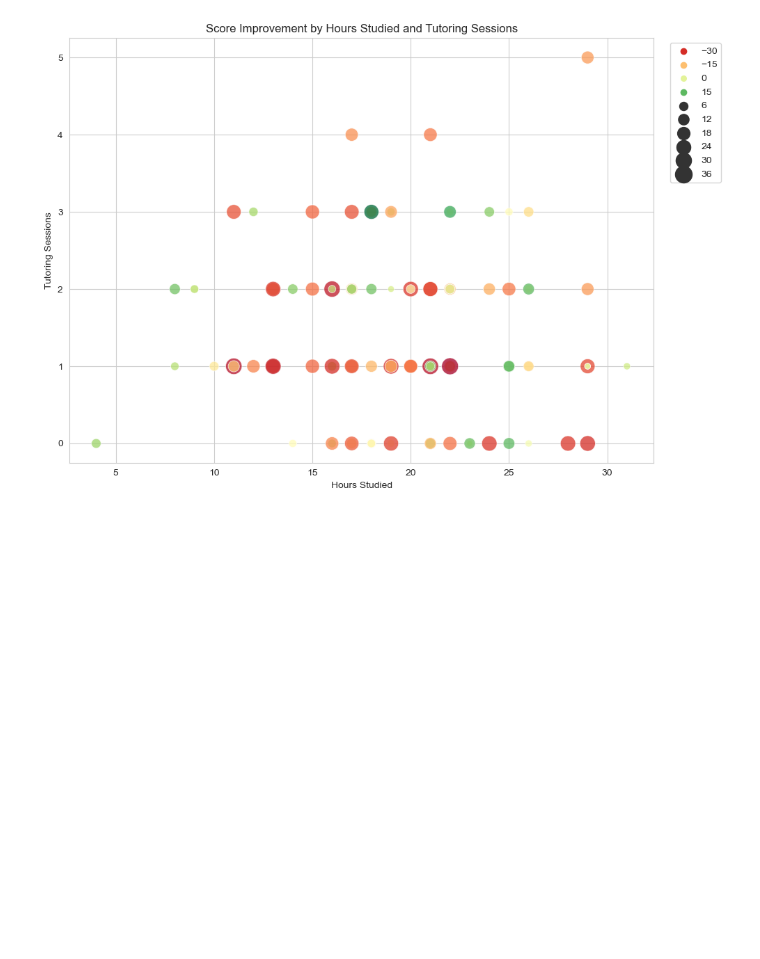
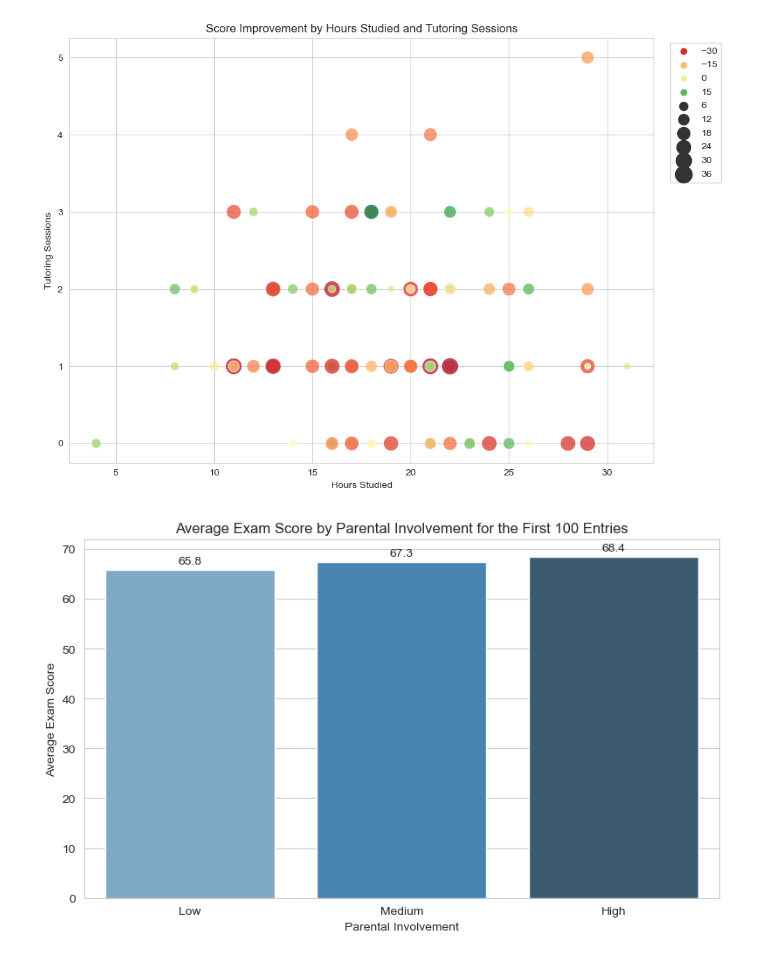
Before and after one commit to Srijan1683/data_science-_practice, a Jupyter notebook: Data Analysis/StudentPerformance/analysis.ipynb, the cells around one changed output. Saved outputs shown, nothing was run; the diff lists cells and outputs as text; code cells hidden in the pictures; blank space fills up the shorter version.

Commit message:
Added bar chart and fixed scatterplot

```diff
--- a/Data Analysis/StudentPerformance/analysis.ipynb
+++ b/Data Analysis/StudentPerformance/analysis.ipynb
@@ -228,3 +227,46 @@ plt.tight_layout()
 plt.show()
 # %% [output]
 [figure]
+# %%
+import matplotlib.pyplot as plt
+import seaborn as sns
+import pandas as pd
+
+df_first_100 = df.head(100).copy()
+
+bar_order = ["Low", "Medium", "High"]
+
+bar_summary = (
+    df_first_100.groupby("Parental_Involvement", as_index=False)["Exam_Score"]
+    .mean()
+)
+
+bar_summary["Parental_Involvement"] = pd.Categorical(
+    bar_summary["Parental_Involvement"],
+    categories=bar_order,
+    ordered=True
+)
+
+bar_summary = bar_summary.sort_values("Parental_Involvement")
+
+plt.figure(figsize=(8, 5))
+sns.set_style("whitegrid")
+
+ax = sns.barplot(
+    data=bar_summary,
+    x="Parental_Involvement",
+    y="Exam_Score",
+    palette="Blues_d"
+)
+
+ax.set_title("Average Exam Score by Parental Involvement for the First 100 Entries")
+ax.set_xlabel("Parental Involvement")
+ax.set_ylabel("Average Exam Score")
+
+for container in ax.containers:
+    ax.bar_label(container, fmt="%.1f", padding=3)
+
+plt.tight_layout()
+plt.show()
+# %% [output]
+[figure, added]
```
Also changed, not shown: parts of 1 cell of this notebook.
